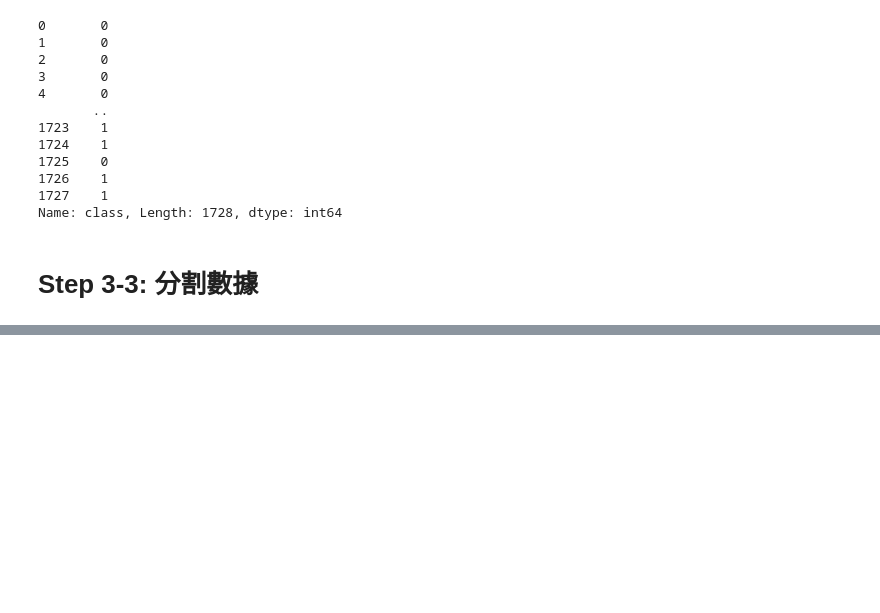
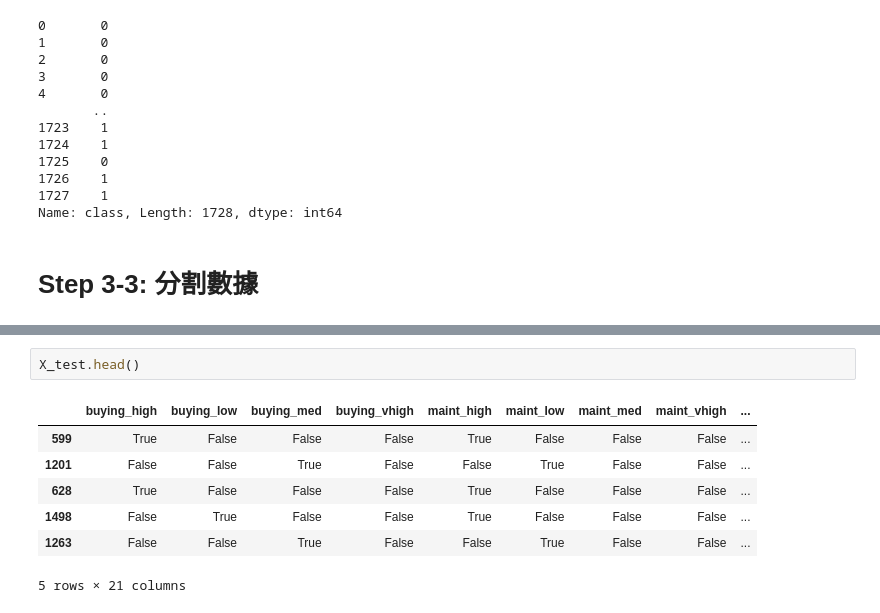
Before and after one commit to coke5151/nchu-ai-introduction, a Jupyter notebook: notebooks/hw1.ipynb, the cells around one changed output, grey strips where cells are left out. Cells and saved outputs as stored; diff of their text form; blank space fills up the shorter version.

```diff
--- a/notebooks/hw1.ipynb
+++ b/notebooks/hw1.ipynb
@@ -156,0 +180,10 @@ Name: class, Length: 1728, dtype: int64
+# %%
+X_test.head()
+# %% [output]
+|  | buying_high | buying_low | buying_med | buying_vhigh | maint_high | maint_low | maint_med | maint_vhigh | ... |
+| 599 | True | False | False | False | True | False | False | False | ... |
+| 1201 | False | False | True | False | False | True | False | False | ... |
+| 628 | True | False | False | False | True | False | False | False | ... |
+| 1498 | False | True | False | False | True | False | False | False | ... |
+| 1263 | False | False | True | False | False | True | False | False | ... |
+5 rows × 21 columns
```
Also changed, not shown: parts of 20 cells of this notebook, 2 other files.
